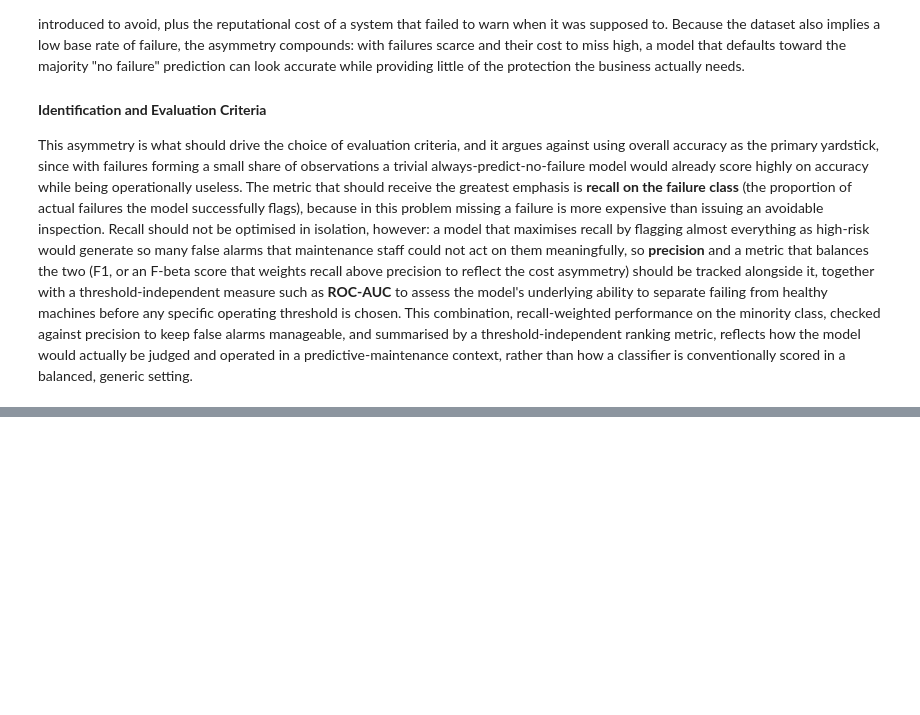
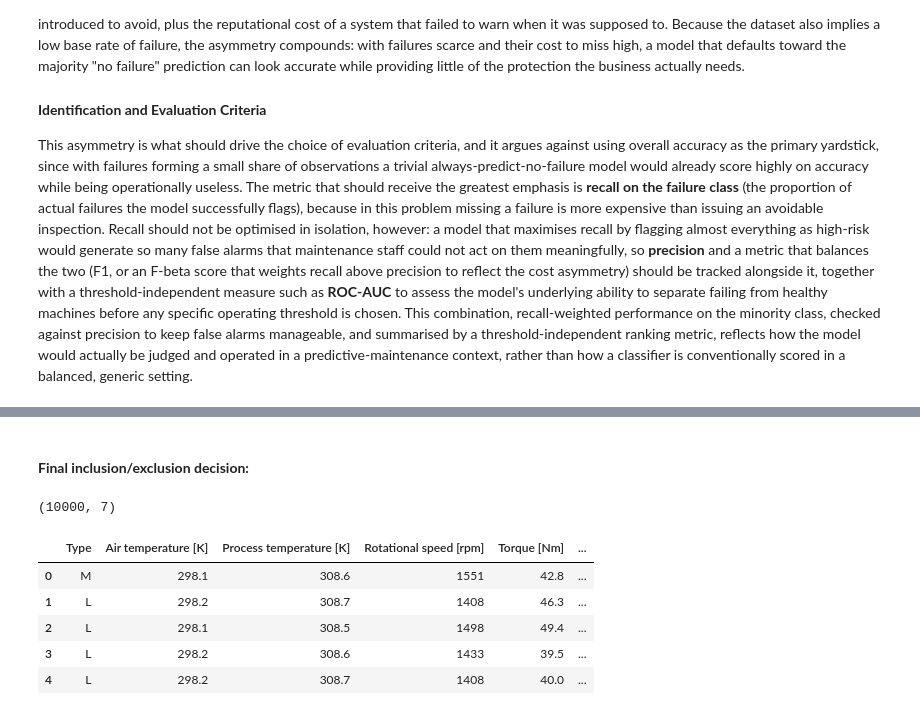
Before and after one commit to JoseAlberto88/Predictive-Maintenance-Dataset, a Jupyter notebook: Predictive_Maintenance_Dataset.ipynb, the cells around one changed output, grey strips where cells are left out. Saved outputs shown, nothing was run; the diff lists cells and outputs as text; code cells hidden in the pictures; blank space fills up the shorter version.

```diff
--- a/Predictive_Maintenance_Dataset.ipynb
+++ b/Predictive_Maintenance_Dataset.ipynb
@@ -101,0 +188,19 @@ This asymmetry is what should drive the choice of evaluation criteria, and it ar
+# %%
+numeric_cols = ["Air temperature [K]", "Process temperature [K]",
+                 "Rotational speed [rpm]", "Torque [Nm]", "Tool wear [min]"]
+print(df[numeric_cols].describe().T)
+
+print("Negative values:\n", (df[numeric_cols] == 0).sum())
+
+print("Zero values:\n", (df[numeric_cols] == 0).sum())
+print("Process temp <= Air temp rows:", (df['Process temperature [K]'] <= df['Air temperature [K]']).sum())
+
+print(df['Type'].value_counts())
+
+for col in numeric_cols:
+  q1, q3 = df[col].quantile([0.25, 0.75])
+  iqr = q3 - q1
+  lower = q1 - 1.5 * iqr
+  upper = q3 + 1.5 * iqr
+  n_out = ((df[col] < lower) | (df[col] > upper)).sum()
+  print(f"{col}: {n_out} IQR outliers")
@@ -101,0 +239,13 @@ This asymmetry is what should drive the choice of evaluation criteria, and it ar
+# %%
+leak_cols = ['TWF', 'HDF', 'PWF', 'OSF', 'RNF']
+
+for col in leak_cols:
+    print(col, "vs Machine failure:\n", pd.crosstab(df[col], df['Machine failure']))
+
+implied_failure = (df[leak_cols].sum(axis=1) > 0).astype(int)
+agreement = (implied_failure == df['Machine failure']).mean() * 100
+print(f"Agreement between OR(TWF..RNF) and Machine failure: {agreement:.2f}%")
+
+mismatch = df[implied_failure != df['Machine failure']]
+print("Mismatched rows:", len(mismatch))
+print(mismatch[['Machine failure'] + leak_cols].head(10))
@@ -101,0 +270,16 @@ This asymmetry is what should drive the choice of evaluation criteria, and it ar
+# %% [markdown]
+#### **Final inclusion/exclusion decision:**
+# %%
+excluded_vars = ['UDI', 'Product ID'] + leak_cols
+included_predictors = ['Type'] + numeric_cols
+df_model = df[included_predictors + ['Machine failure']].copy()
+print(df_model.shape)
+df_model.head()
+# %% [output]
+(10000, 7)
+|  | Type | Air temperature [K] | Process temperature [K] | Rotational speed [rpm] | Torque [Nm] | ... |
+| 0 | M | 298.1 | 308.6 | 1551 | 42.8 | ... |
+| 1 | L | 298.2 | 308.7 | 1408 | 46.3 | ... |
+| 2 | L | 298.1 | 308.5 | 1498 | 49.4 | ... |
+| 3 | L | 298.2 | 308.6 | 1433 | 39.5 | ... |
+| 4 | L | 298.2 | 308.7 | 1408 | 40.0 | ... |
```
Also changed, not shown: parts of 13 cells of this notebook.
